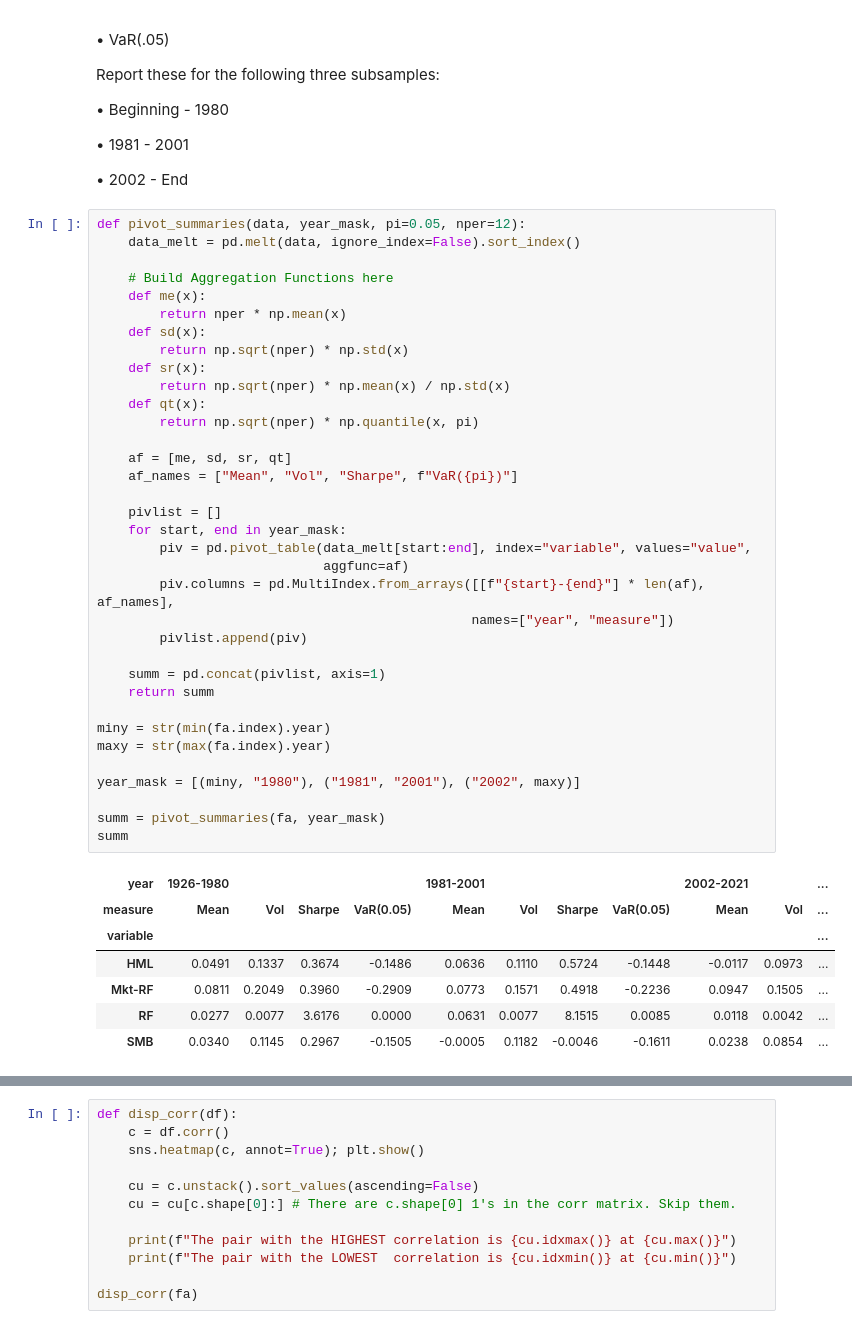
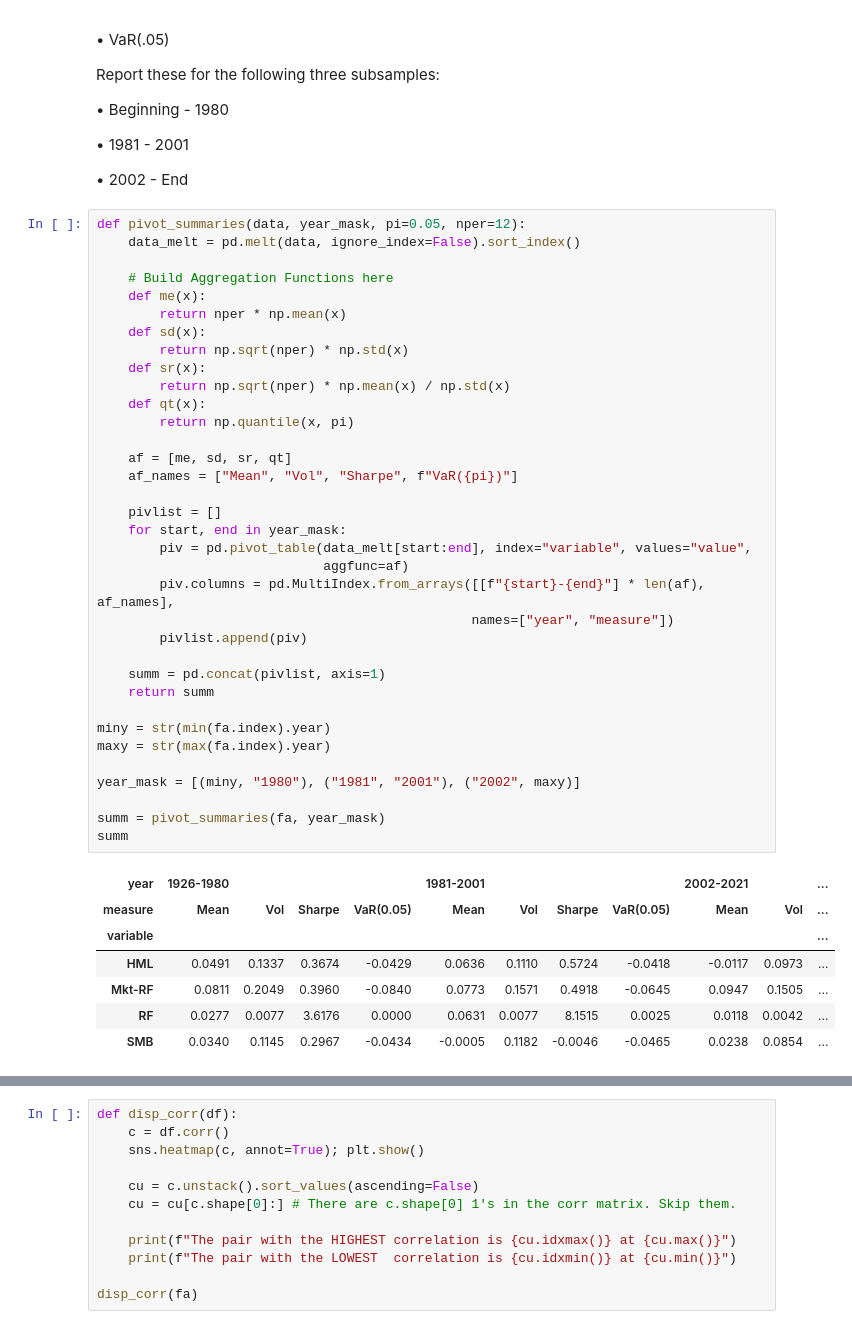
Before and after one commit to philipwlee/portrisk, a Jupyter notebook: hw4/hw4.ipynb, the cells around one changed output, grey strips where cells are left out. Cells and saved outputs as stored; diff of their text form.

```diff
--- a/hw4/hw4.ipynb
+++ b/hw4/hw4.ipynb
@@ -75,38 +75,38 @@ def pivot_summaries(data, year_mask, pi=0.05, nper=12):
         return np.sqrt(nper) * np.std(x)
     def sr(x):
         return np.sqrt(nper) * np.mean(x) / np.std(x)
     def qt(x):
-        return np.sqrt(nper) * np.quantile(x, pi)
+        return np.quantile(x, pi)
 
     af = [me, sd, sr, qt]
     af_names = ["Mean", "Vol", "Sharpe", f"VaR({pi})"]
 
     pivlist = []
     for start, end in year_mask:
         piv = pd.pivot_table(data_melt[start:end], index="variable", values="value",
                              aggfunc=af)
         piv.columns = pd.MultiIndex.from_arrays([[f"{start}-{end}"] * len(af), af_names],
                                                 names=["year", "measure"])
         pivlist.append(piv)
 
     summ = pd.concat(pivlist, axis=1)
     return summ
 
 miny = str(min(fa.index).year)
 maxy = str(max(fa.index).year)
 
 year_mask = [(miny, "1980"), ("1981", "2001"), ("2002", maxy)]
 
 summ = pivot_summaries(fa, year_mask)
 summ
 # %% [output]
 | year | 1926-1980 |  |  |  | 1981-2001 |  |  |  | 2002-2021 |  | ... |
 | measure | Mean | Vol | Sharpe | VaR(0.05) | Mean | Vol | Sharpe | VaR(0.05) | Mean | Vol | ... |
 | variable |  |  |  |  |  |  |  |  |  |  | ... |
-| HML | 0.0491 | 0.1337 | 0.3674 | -0.1486 | 0.0636 | 0.1110 | 0.5724 | -0.1448 | -0.0117 | 0.0973 | ... |
-| Mkt-RF | 0.0811 | 0.2049 | 0.3960 | -0.2909 | 0.0773 | 0.1571 | 0.4918 | -0.2236 | 0.0947 | 0.1505 | ... |
-| RF | 0.0277 | 0.0077 | 3.6176 | 0.0000 | 0.0631 | 0.0077 | 8.1515 | 0.0085 | 0.0118 | 0.0042 | ... |
-| SMB | 0.0340 | 0.1145 | 0.2967 | -0.1505 | -0.0005 | 0.1182 | -0.0046 | -0.1611 | 0.0238 | 0.0854 | ... |
+| HML | 0.0491 | 0.1337 | 0.3674 | -0.0429 | 0.0636 | 0.1110 | 0.5724 | -0.0418 | -0.0117 | 0.0973 | ... |
+| Mkt-RF | 0.0811 | 0.2049 | 0.3960 | -0.0840 | 0.0773 | 0.1571 | 0.4918 | -0.0645 | 0.0947 | 0.1505 | ... |
+| RF | 0.0277 | 0.0077 | 3.6176 | 0.0000 | 0.0631 | 0.0077 | 8.1515 | 0.0025 | 0.0118 | 0.0042 | ... |
+| SMB | 0.0340 | 0.1145 | 0.2967 | -0.0434 | -0.0005 | 0.1182 | -0.0046 | -0.0465 | 0.0238 | 0.0854 | ... |
 # %% [markdown]
 #### 2. Based on the factor statistics above, answer the following.
 
```
Also changed, not shown: parts of 19 cells of this notebook.
